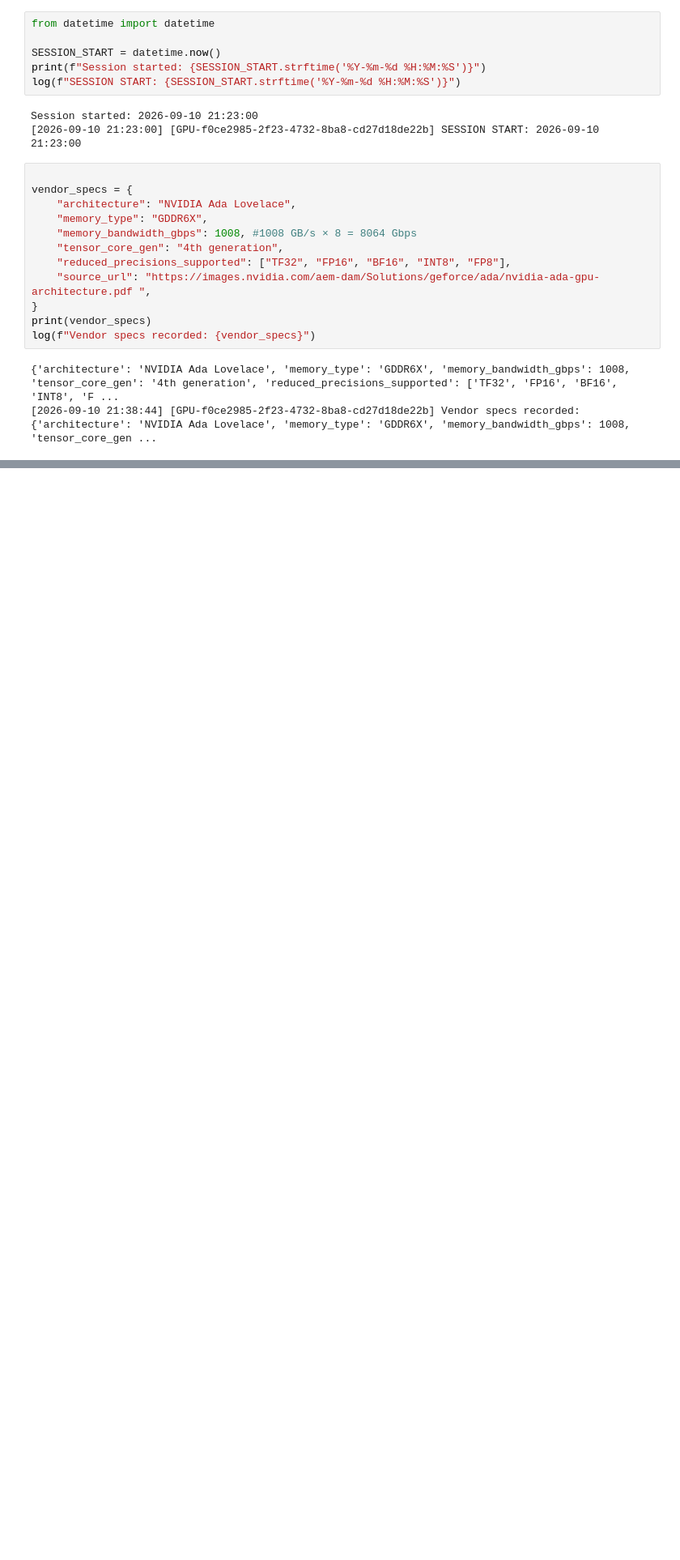
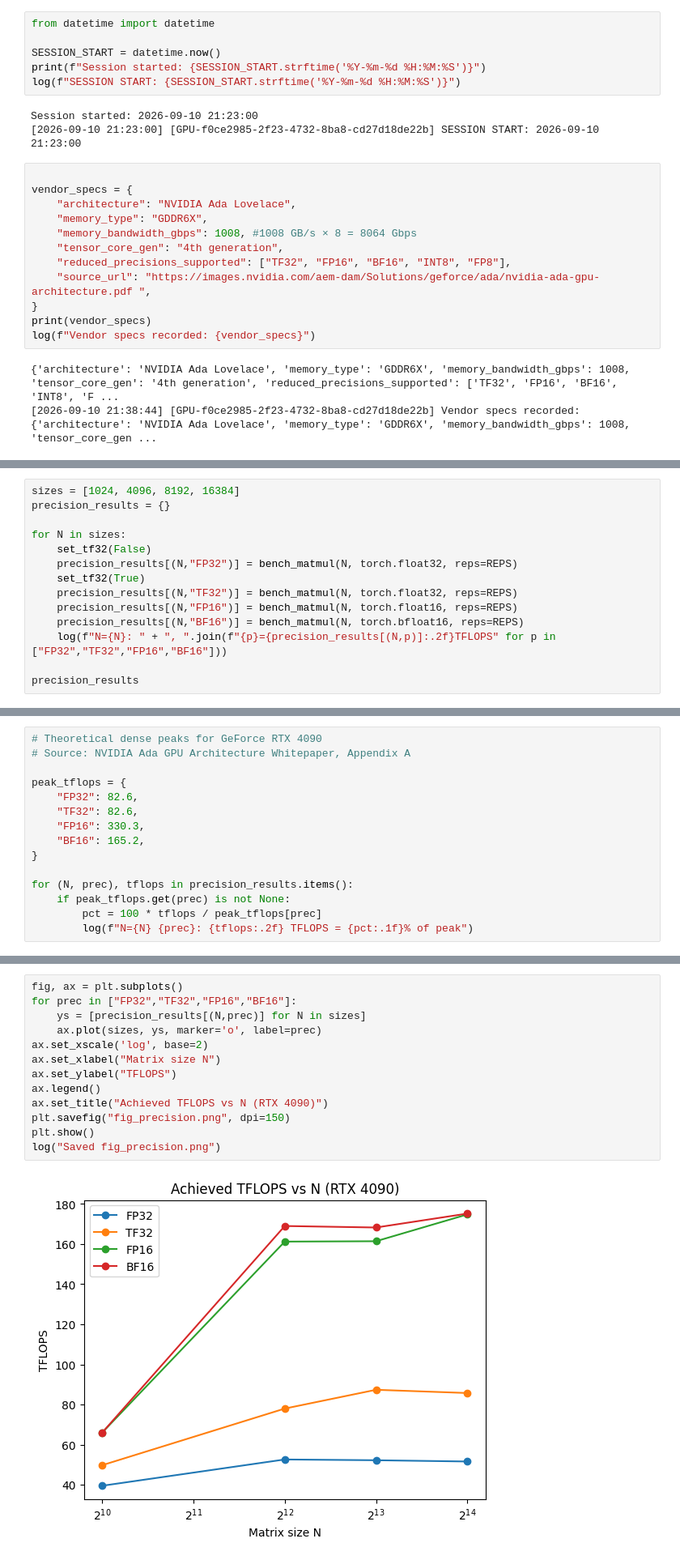
Before and after one commit to vedika0806/data266-5937, a Jupyter notebook: hw2-5/HW2-5_git.ipynb, the cells around one changed output, grey strips where cells are left out. Shown at 81% size. Cells and saved outputs as stored; diff of their text form; blank space fills up the shorter version.

Commit message:
hw2-5: Part B complete - precision benchmarks with CUDA-event timing, FP32 N=1024 bimodality documented

```diff
--- a/hw2-5/HW2-5_git.ipynb
+++ b/hw2-5/HW2-5_git.ipynb
@@ -137,0 +167,14 @@ log(f"Vendor specs recorded: {vendor_specs}")
+# %%
+sizes = [1024, 4096, 8192, 16384]
+precision_results = {}
+
+for N in sizes:
+    set_tf32(False)
+    precision_results[(N,"FP32")] = bench_matmul(N, torch.float32, reps=REPS)
+    set_tf32(True)
+    precision_results[(N,"TF32")] = bench_matmul(N, torch.float32, reps=REPS)
+    precision_results[(N,"FP16")] = bench_matmul(N, torch.float16, reps=REPS)
+    precision_results[(N,"BF16")] = bench_matmul(N, torch.bfloat16, reps=REPS)
+    log(f"N={N}: " + ", ".join(f"{p}={precision_results[(N,p)]:.2f}TFLOPS" for p in ["FP32","TF32","FP16","BF16"]))
+
+precision_results
@@ -137,0 +202,15 @@ log(f"Vendor specs recorded: {vendor_specs}")
+# %%
+# Theoretical dense peaks for GeForce RTX 4090
+# Source: NVIDIA Ada GPU Architecture Whitepaper, Appendix A
+
+peak_tflops = {
+    "FP32": 82.6,
+    "TF32": 82.6,
+    "FP16": 330.3,
+    "BF16": 165.2,
+}
+
+for (N, prec), tflops in precision_results.items():
+    if peak_tflops.get(prec) is not None:
+        pct = 100 * tflops / peak_tflops[prec]
+        log(f"N={N} {prec}: {tflops:.2f} TFLOPS = {pct:.1f}% of peak")
@@ -137,0 +245,15 @@ log(f"Vendor specs recorded: {vendor_specs}")
+# %%
+fig, ax = plt.subplots()
+for prec in ["FP32","TF32","FP16","BF16"]:
+    ys = [precision_results[(N,prec)] for N in sizes]
+    ax.plot(sizes, ys, marker='o', label=prec)
+ax.set_xscale('log', base=2)
+ax.set_xlabel("Matrix size N")
+ax.set_ylabel("TFLOPS")
+ax.legend()
+ax.set_title("Achieved TFLOPS vs N (RTX 4090)")
+plt.savefig("fig_precision.png", dpi=150)
+plt.show()
+log("Saved fig_precision.png")
+# %% [output]
+[figure, added]
```
Also changed, not shown: parts of 31 cells of this notebook, 3 other files.
